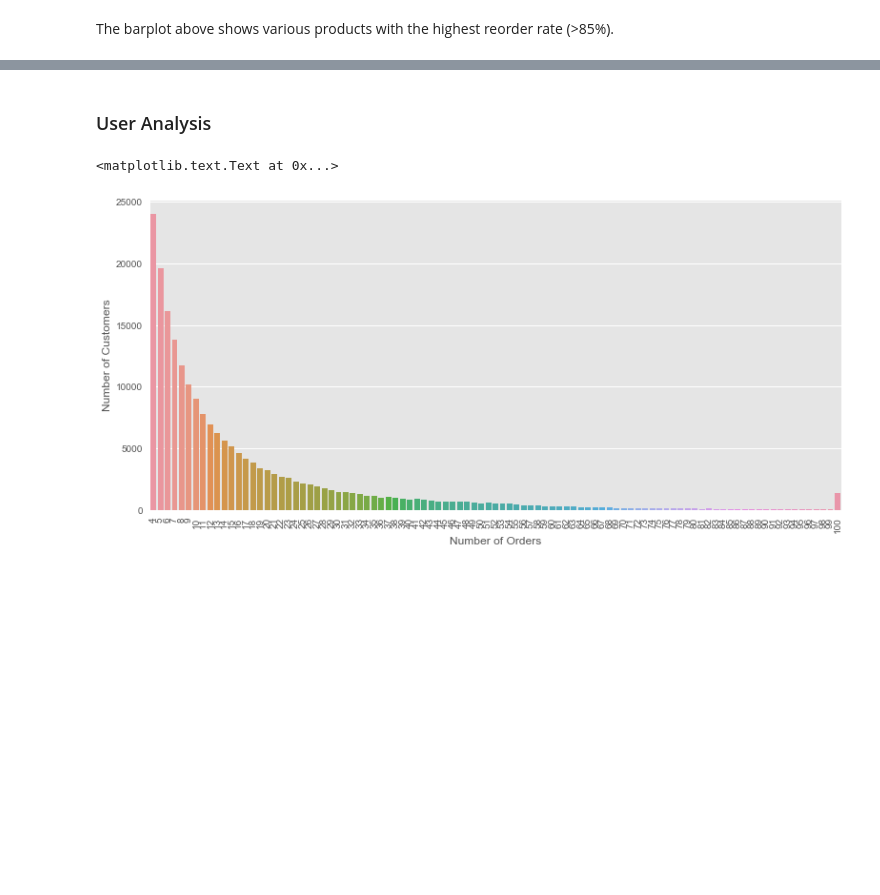
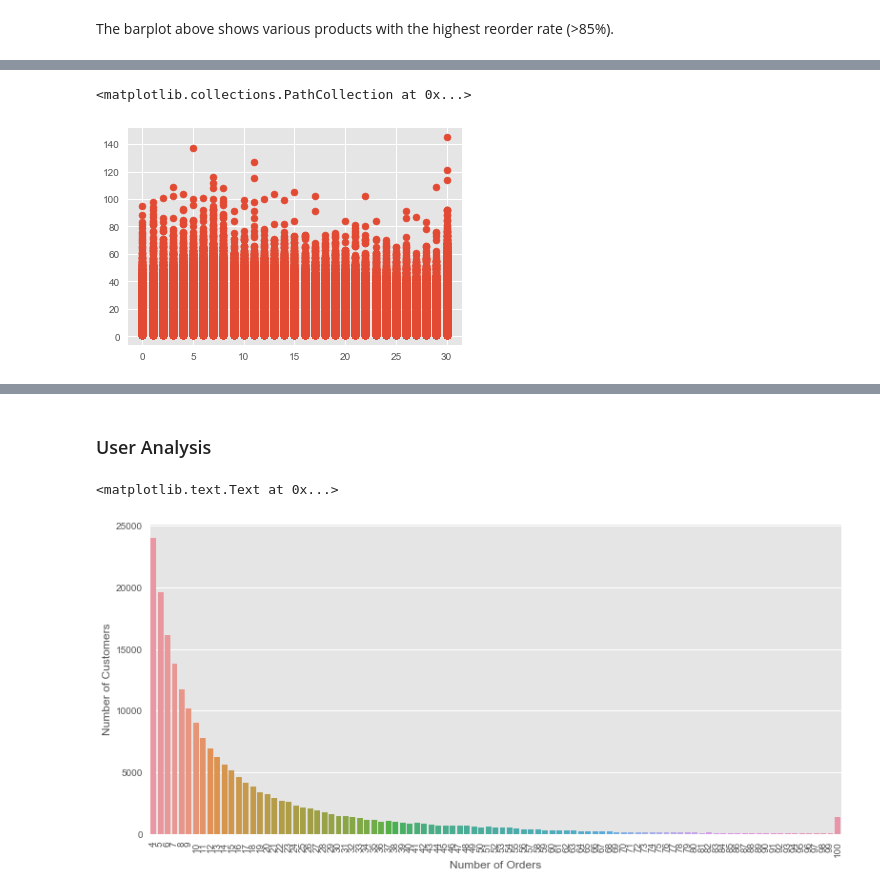
Before and after one commit to mariosamalo/SpringBoard, a Jupyter notebook: instacart_2017_05_01/Instacart_0222.ipynb, the cells around one changed output, grey strips where cells are left out. Cells and saved outputs as stored; diff of their text form; code cells hidden in the pictures; blank space fills up the shorter version.

```diff
--- a/instacart_2017_05_01/Instacart_0222.ipynb
+++ b/instacart_2017_05_01/Instacart_0222.ipynb
@@ -289,3 +289,11 @@ plt.ylabel('Reorder Rate')
 # %% [markdown]
 
 The barplot above shows various products with the highest reorder rate (>85%).
+# %%
+"""merge the two data tables: orders and prior order to figure out the correlation
+between the number of items per order and how long it takes one to reorder afterwards.
+By doing so, we can figure out if people who order more items take longer time to reorder?
+"""
+
+#we only want 'prior' order here
+orders_and_prior = pd.merge(orders,order_products__prior,how='right',on='order_id')
@@ -291,0 +323,4 @@ The barplot above shows various products with the highest reorder rate (>85%).
+# %%
+k1 = orders_and_prior.groupby('order_id')['add_to_cart_order'].max().reset_index()
+k2 = orders_and_prior.groupby('order_id')['days_since_prior_order'].mean().reset_index()
+k3 = pd.merge(k1,k2,on='order_id')
@@ -291,0 +336,5 @@ The barplot above shows various products with the highest reorder rate (>85%).
+# %%
+plt.scatter(x='days_since_prior_order',y='add_to_cart_order',data=k3)
+# %% [output]
+<matplotlib.collections.PathCollection at 0x...>
+[figure, added]
```
Also changed, not shown: parts of 42 cells of this notebook.
